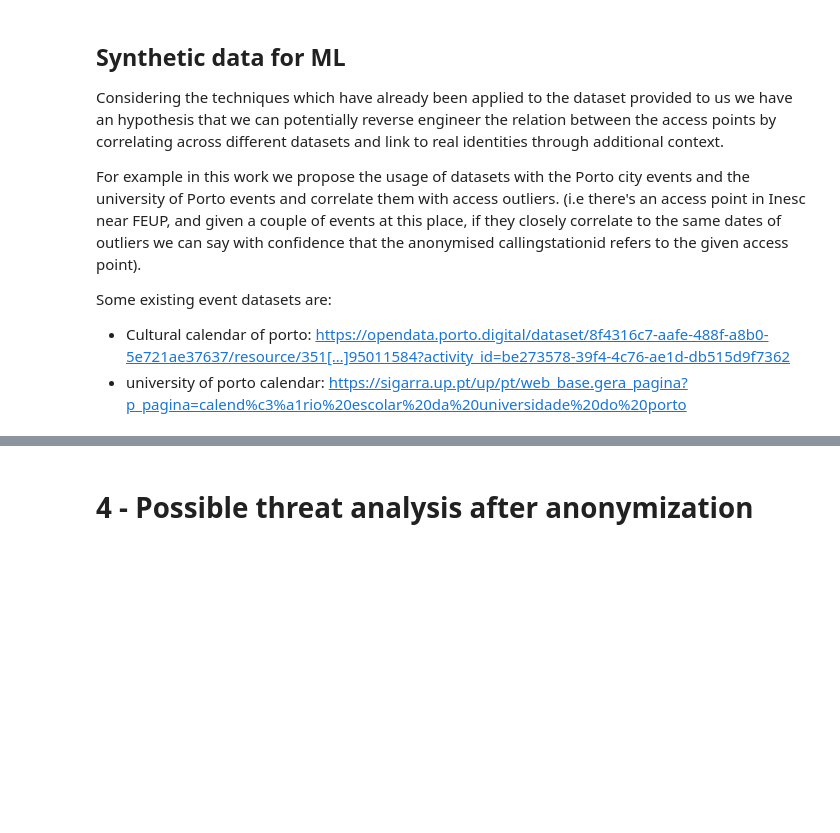
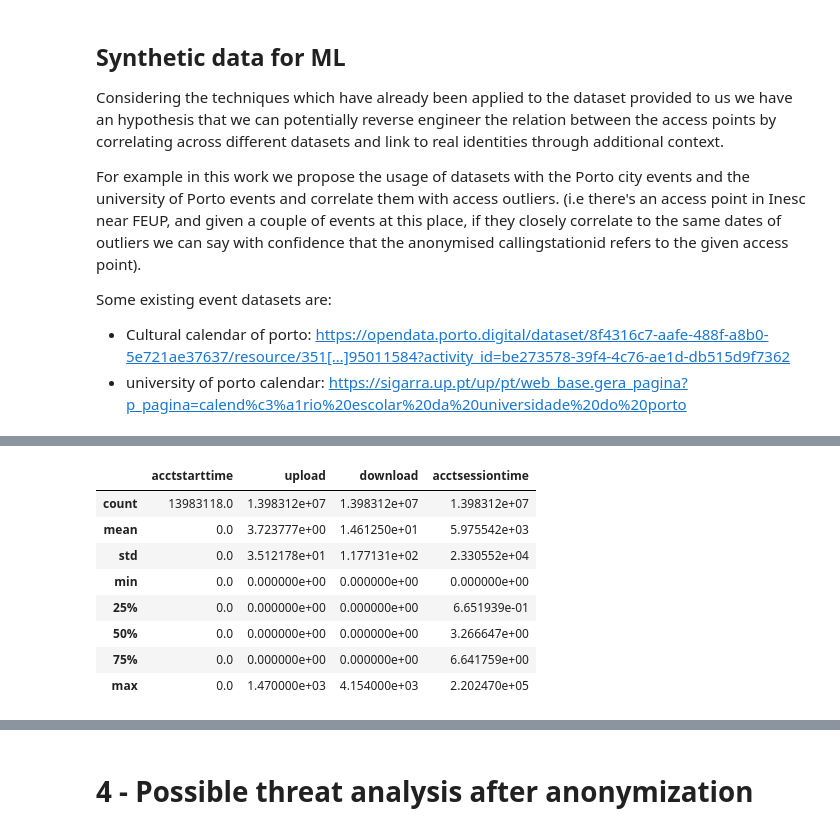
Before and after one commit to Cabeda/hackacity, a Jupyter notebook: [TEAM PLICity] Hackacity 2024 - Notebook.ipynb, the cells around one changed output, grey strips where cells are left out. Saved outputs shown, nothing was run; the diff lists cells and outputs as text; code cells hidden in the pictures; blank space fills up the shorter version.

```diff
--- a/[TEAM PLICity] Hackacity 2024 - Notebook.ipynb
+++ b/[TEAM PLICity] Hackacity 2024 - Notebook.ipynb
@@ -157,0 +241,12 @@ Some existing event datasets are:
+# %%
+synthetic_data_df.describe()
+# %% [output]
+|  | acctstarttime | upload | download | acctsessiontime |
+| count | 13983118.0 | 1.398312e+07 | 1.398312e+07 | 1.398312e+07 |
+| mean | 0.0 | 3.723777e+00 | 1.461250e+01 | 5.975542e+03 |
+| std | 0.0 | 3.512178e+01 | 1.177131e+02 | 2.330552e+04 |
+| min | 0.0 | 0.000000e+00 | 0.000000e+00 | 0.000000e+00 |
+| 25% | 0.0 | 0.000000e+00 | 0.000000e+00 | 6.651939e-01 |
+| 50% | 0.0 | 0.000000e+00 | 0.000000e+00 | 3.266647e+00 |
+| 75% | 0.0 | 0.000000e+00 | 0.000000e+00 | 6.641759e+00 |
+| max | 0.0 | 1.470000e+03 | 4.154000e+03 | 2.202470e+05 |
```
Also changed, not shown: parts of 6 cells of this notebook.
